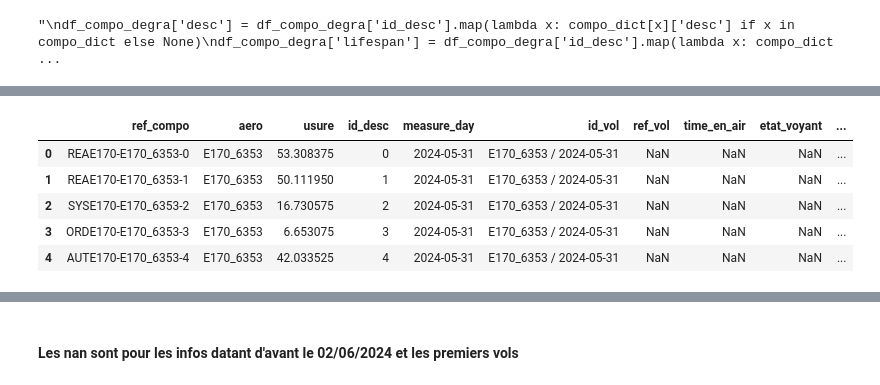
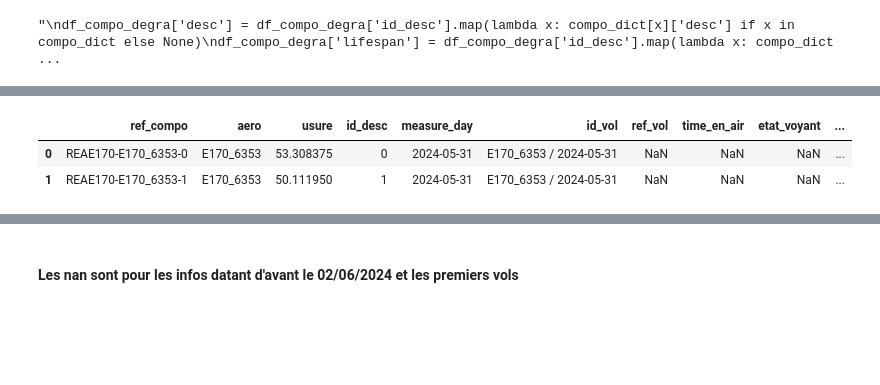
Before and after one commit to Andma45/Top_gun, a Jupyter notebook: not_pivot_table.ipynb, the cells around one changed output, grey strips where cells are left out. Cells and saved outputs as stored; diff of their text form; code cells hidden in the pictures; blank space fills up the shorter version.

```diff
--- a/not_pivot_table.ipynb
+++ b/not_pivot_table.ipynb
@@ -53,3 +56,29 @@ val['ref_vol'].nunique()
+# %%
+df_logs_vols['first_service_date'] = pd.to_datetime(df_logs_vols['first_service_date'])
+df_logs_vols['age'] = pd.to_datetime(date.today()) - df_logs_vols['first_service_date']
+# %%
+df_logs_vols['age'] = df_logs_vols['age'].astype('int64')
+ns_per_year = 365.25 * 24 * 60 * 60 * 10**9
+df_logs_vols['age'] = round(df_logs_vols['age'].astype('int64') / ns_per_year, 2)
+# %%
+""" fonction pour cumuler les heure de vols de chaque aeronef """
+
+cumulative_hour_in_air = {}
+cumulative_fly_hours = []
+
+for _, row in df_logs_vols.iterrows():
+    id_aero = row['aero_linked']
+    time_en_air = row['time_en_air']
+
+    if id_aero in cumulative_hour_in_air:
+        cumulative_hour_in_air[id_aero] += time_en_air
+    else:
+        cumulative_hour_in_air[id_aero] = time_en_air
+
+    cumulative_fly_hours.append(cumulative_hour_in_air[id_aero])
+
+# Ajouter la nouvelle colonne au DataFrame
+df_logs_vols['cumulative_hours'] = cumulative_fly_hours
 # %%
 df_logs_vols['jour_vol'] = pd.to_datetime(df_logs_vols['jour_vol'], format='%Y-%m-%d')
 # %%
@@ -241,16 +271,13 @@ df = pd.merge(df_compo_degra, df_vols, on='id_vol', how='left')
 # %%
 df.drop(['id_desc_y', 'aero_linked', 'jour_vol'], axis=1, inplace=True)
 # %%
-df.columns = ['ref_compo', 'aero', 'usure', 'id_desc', 'measure_day', 'id_vol', 'ref_vol', 'time_en_air', 'etat_voyant', 'temp en °C', 'pressure en hPa', 'vibrations en m/s²']
+df.columns = ['ref_compo', 'aero', 'usure', 'id_desc', 'measure_day', 'id_vol', 'ref_vol', 'time_en_air', 'etat_voyant', 'temp en °C', 'pressure en hPa', 'vibrations en m/s²', 'first_service_date', 'age', 'cumulative_hours']
 # %%
-df.head()
+df.head(2)
 # %% [output]
 |  | ref_compo | aero | usure | id_desc | measure_day | id_vol | ref_vol | time_en_air | etat_voyant | ... |
 | 0 | REAE170-E170_6353-0 | E170_6353 | 53.308375 | 0 | 2024-05-31 | E170_6353 / 2024-05-31 | NaN | NaN | NaN | ... |
 | 1 | REAE170-E170_6353-1 | E170_6353 | 50.111950 | 1 | 2024-05-31 | E170_6353 / 2024-05-31 | NaN | NaN | NaN | ... |
-| 2 | SYSE170-E170_6353-2 | E170_6353 | 16.730575 | 2 | 2024-05-31 | E170_6353 / 2024-05-31 | NaN | NaN | NaN | ... |
-| 3 | ORDE170-E170_6353-3 | E170_6353 | 6.653075 | 3 | 2024-05-31 | E170_6353 / 2024-05-31 | NaN | NaN | NaN | ... |
-| 4 | AUTE170-E170_6353-4 | E170_6353 | 42.033525 | 4 | 2024-05-31 | E170_6353 / 2024-05-31 | NaN | NaN | NaN | ... |
 # %%
 df.isna().sum()
 # %% [output]
```
Also changed, not shown: parts of 70 cells of this notebook, 5 other files.
